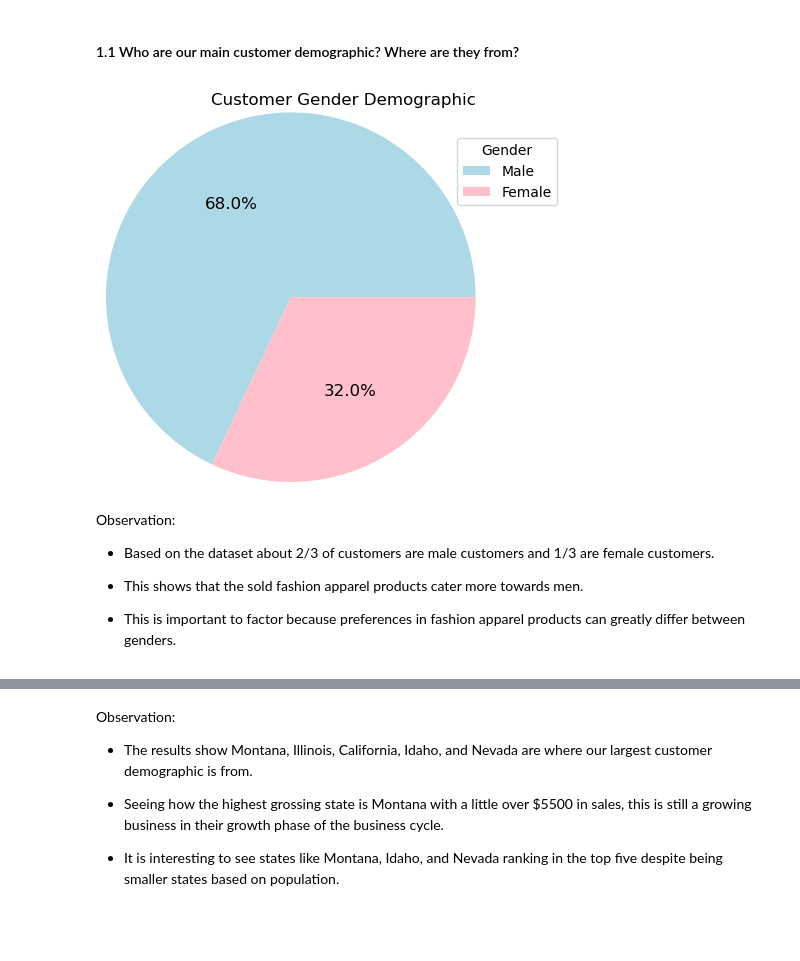
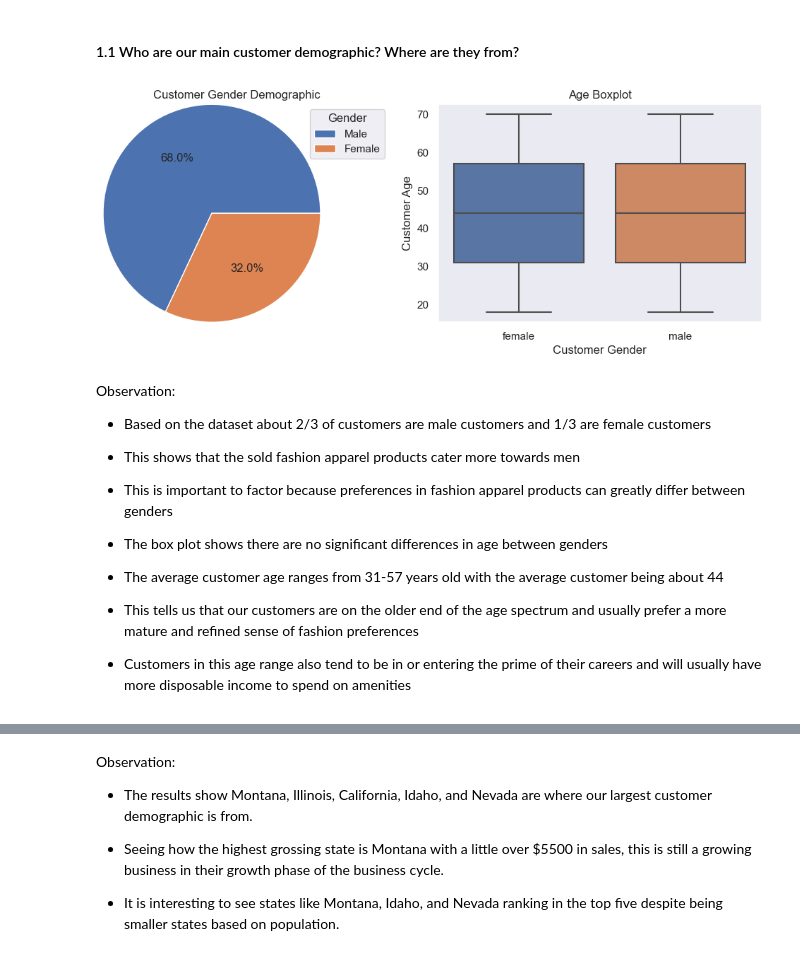
Before and after one commit to jasondo-da/shopping_behavior_analysis, a Jupyter notebook: shopping_behavior_analysis.ipynb, the cells around one changed output, grey strips where cells are left out. Drawn from its saved outputs; the diff is of its cells as text; code cells hidden in the pictures; blank space fills up the shorter version.

```diff
--- a/shopping_behavior_analysis.ipynb
+++ b/shopping_behavior_analysis.ipynb
@@ -569,29 +571,50 @@ memory usage: 271.6+ KB
 # %% [markdown]
 #### 1.1 Who are our main customer demographic? Where are they from?
 # %%
+# Setting theme and figure size
+sns.set_theme(style='darkgrid')
+plt.figure(figsize=(13, 4))
+
 # Since this is a fashion apparel business, the first key demographic characteristic is gender
 # We need to find out if we cater to men, women, or both since products and marketing
 # can vary depending on who is our main demographic.
-
+plt.subplot(1, 2, 1)
 df['gender'].value_counts().plot(kind='pie',
                                  autopct='%1.1f%%',
-                                 colors=['lightblue', 'pink'],
                                  fontsize=12,
                                  label='',
                                  labels=['', ''],
                                  radius=1.25)
 plt.title('Customer Gender Demographic', loc='right')
 plt.legend(['Male', 'Female'],
            title='Gender',
            loc=[0.95,.75])
+
+# Fashion apparel widely varies between age and gender groups. By getting a
+# boxplot of customer ages and genders will reveal a lot about our customer demographic.
+plt.subplot(1, 2, 2)
+sns.boxplot(df, x=df['gender'],
+            y=df['age'])
+plt.title('Age Boxplot')
+plt.grid(axis='y')
+plt.xlabel('Customer Gender')
+plt.ylabel('Customer Age')
 plt.show()
 # %% [output]
-[figure, old version]
+[figure, new version]
 # %% [markdown]
 Observation:
 
--	Based on the dataset about 2/3 of customers are male customers and 1/3 are female customers.
+-	Based on the dataset about 2/3 of customers are male customers and 1/3 are female customers
 
--	This shows that the sold fashion apparel products cater more towards men.
+-	This shows that the sold fashion apparel products cater more towards men
 
--	This is important to factor because preferences in fashion apparel products can greatly differ between genders.
+-	This is important to factor because preferences in fashion apparel products can greatly differ between genders
+
+-	The box plot shows there are no significant differences in age between genders
+
+-	The average customer age ranges from 31-57 years old with the average customer being about 44
+
+-	This tells us that our customers are on the older end of the age spectrum and usually prefer a more mature and refined sense of fashion preferences
+
+-	Customers in this age range also tend to be in or entering the prime of their careers and will usually have more disposable income to spend on amenities
```
Also changed, not shown: parts of 35 cells of this notebook.
